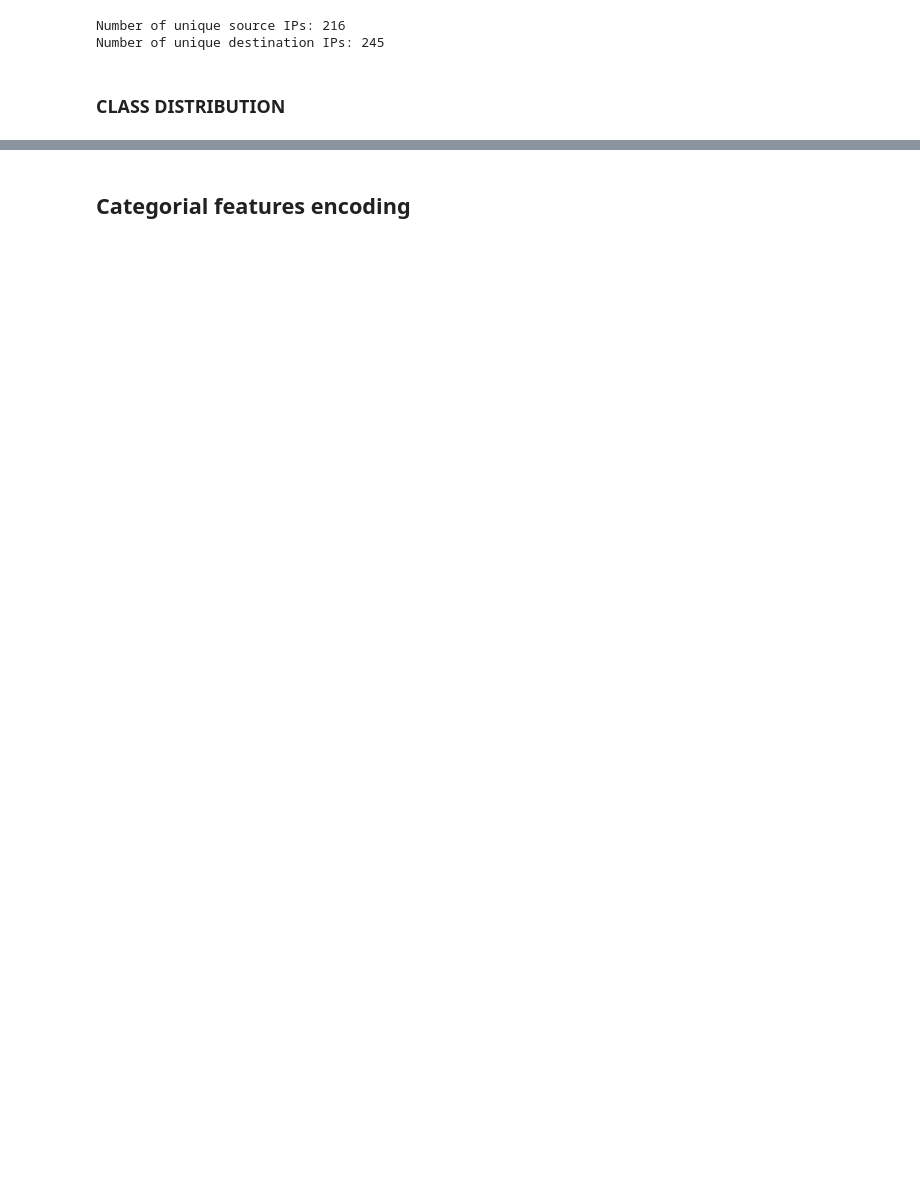
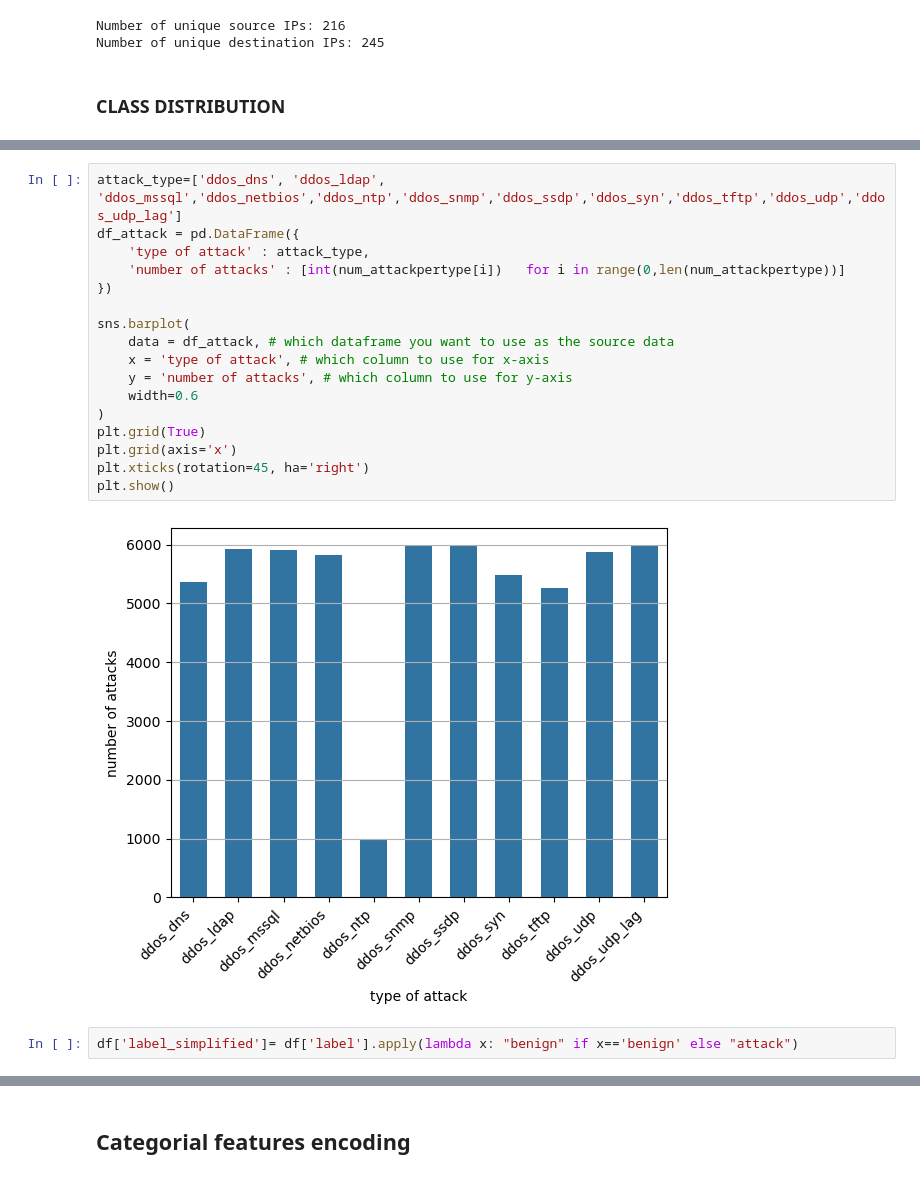
Before and after one commit to alby0304/DDoS_Attacks_Detection-Characterization, a Jupyter notebook: script.ipynb, the cells around one changed output, grey strips where cells are left out. Saved outputs shown, nothing was run; the diff lists cells and outputs as text; blank space fills up the shorter version.

```diff
--- a/script.ipynb
+++ b/script.ipynb
@@ -143,0 +144,21 @@ plt.show()
+# %%
+attack_type=['ddos_dns', 'ddos_ldap', 'ddos_mssql','ddos_netbios','ddos_ntp','ddos_snmp','ddos_ssdp','ddos_syn','ddos_tftp','ddos_udp','ddos_udp_lag']
+df_attack = pd.DataFrame({
+    'type of attack' : attack_type,
+    'number of attacks' : [int(num_attackpertype[i])   for i in range(0,len(num_attackpertype))]
+})
+
+sns.barplot(
+    data = df_attack, # which dataframe you want to use as the source data
+    x = 'type of attack', # which column to use for x-axis
+    y = 'number of attacks', # which column to use for y-axis
+    width=0.6
+)
+plt.grid(True)
+plt.grid(axis='x')
+plt.xticks(rotation=45, ha='right')
+plt.show()
+# %% [output]
+[figure, added]
+# %%
+df['label_simplified']= df['label'].apply(lambda x: "benign" if x=='benign' else "attack")
```
Also changed, not shown: parts of 27 cells of this notebook, 3 other files.
